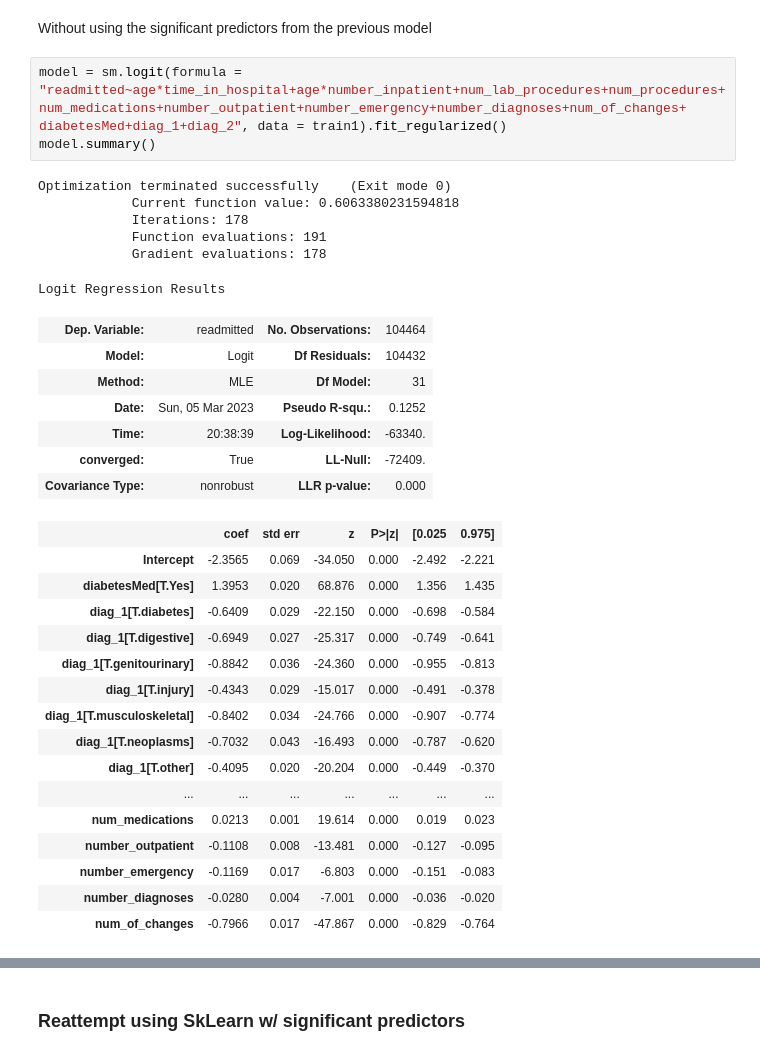
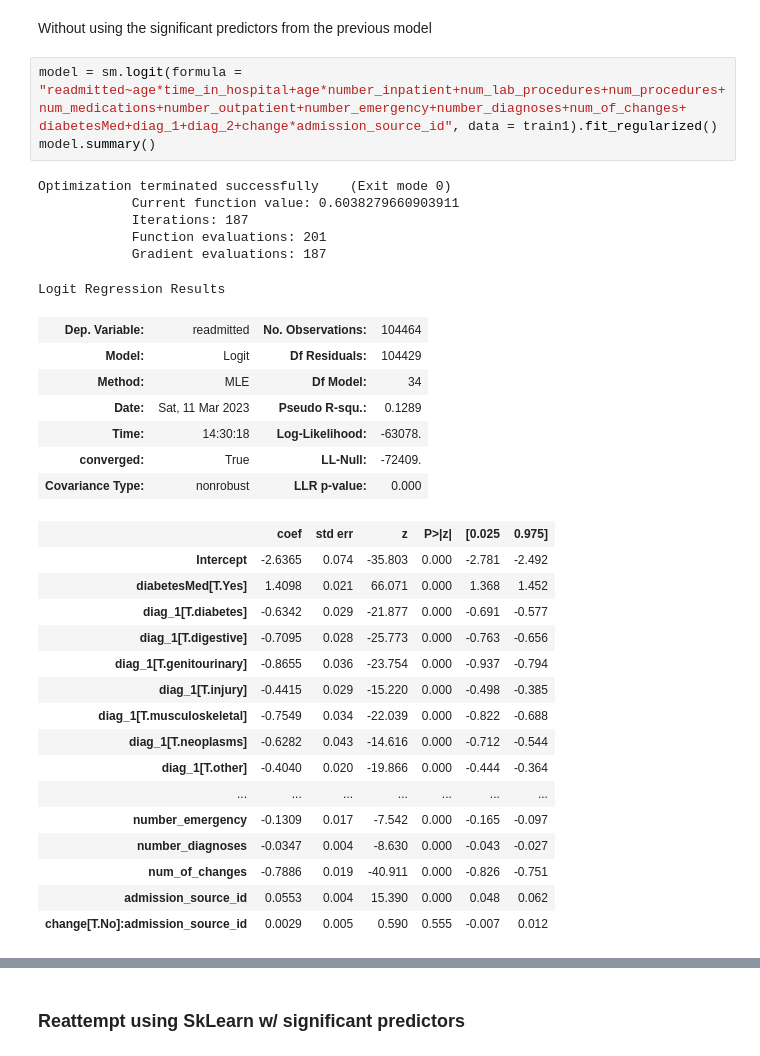
Before and after one commit to AnastasiaKWei/Saturn, a Jupyter notebook: ModelOptimization.ipynb, the cells around one changed output, grey strips where cells are left out. Saved outputs shown, nothing was run; the diff lists cells and outputs as text.

```diff
--- a/ModelOptimization.ipynb
+++ b/ModelOptimization.ipynb
@@ -197,38 +217,38 @@ ROC-AUC = 54.3%
 # %% [markdown]
 Without using the significant predictors from the previous model
 # %%
-model = sm.logit(formula = "readmitted~age*time_in_hospital+age*number_inpatient+num_lab_procedures+num_procedures+num_medications+number_outpatient+number_emergency+number_diagnoses+num_of_changes+ diabetesMed+diag_1+diag_2", data = train1).fit_regularized()
+model = sm.logit(formula = "readmitted~age*time_in_hospital+age*number_inpatient+num_lab_procedures+num_procedures+num_medications+number_outpatient+number_emergency+number_diagnoses+num_of_changes+ diabetesMed+diag_1+diag_2+change*admission_source_id", data = train1).fit_regularized()
 model.summary()
 # %% [output]
 Optimization terminated successfully    (Exit mode 0)
-            Current function value: 0.6063380231594818
-            Iterations: 178
-            Function evaluations: 191
-            Gradient evaluations: 178
+            Current function value: 0.6038279660903911
+            Iterations: 187
+            Function evaluations: 201
+            Gradient evaluations: 187
 Logit Regression Results
 | Dep. Variable: | readmitted | No. Observations: | 104464 |
-| Model: | Logit | Df Residuals: | 104432 |
-| Method: | MLE | Df Model: | 31 |
-| Date: | Sun, 05 Mar 2023 | Pseudo R-squ.: | 0.1252 |
-| Time: | 20:38:39 | Log-Likelihood: | -63340. |
+| Model: | Logit | Df Residuals: | 104429 |
+| Method: | MLE | Df Model: | 34 |
+| Date: | Sat, 11 Mar 2023 | Pseudo R-squ.: | 0.1289 |
+| Time: | 14:30:18 | Log-Likelihood: | -63078. |
 | converged: | True | LL-Null: | -72409. |
 | Covariance Type: | nonrobust | LLR p-value: | 0.000 |
 |  | coef | std err | z | P>|z| | [0.025 | 0.975] |
-| Intercept | -2.3565 | 0.069 | -34.050 | 0.000 | -2.492 | -2.221 |
-| diabetesMed[T.Yes] | 1.3953 | 0.020 | 68.876 | 0.000 | 1.356 | 1.435 |
-| diag_1[T.diabetes] | -0.6409 | 0.029 | -22.150 | 0.000 | -0.698 | -0.584 |
-| diag_1[T.digestive] | -0.6949 | 0.027 | -25.317 | 0.000 | -0.749 | -0.641 |
-| diag_1[T.genitourinary] | -0.8842 | 0.036 | -24.360 | 0.000 | -0.955 | -0.813 |
-| diag_1[T.injury] | -0.4343 | 0.029 | -15.017 | 0.000 | -0.491 | -0.378 |
-| diag_1[T.musculoskeletal] | -0.8402 | 0.034 | -24.766 | 0.000 | -0.907 | -0.774 |
-| diag_1[T.neoplasms] | -0.7032 | 0.043 | -16.493 | 0.000 | -0.787 | -0.620 |
-| diag_1[T.other] | -0.4095 | 0.020 | -20.204 | 0.000 | -0.449 | -0.370 |
+| Intercept | -2.6365 | 0.074 | -35.803 | 0.000 | -2.781 | -2.492 |
+| diabetesMed[T.Yes] | 1.4098 | 0.021 | 66.071 | 0.000 | 1.368 | 1.452 |
+| diag_1[T.diabetes] | -0.6342 | 0.029 | -21.877 | 0.000 | -0.691 | -0.577 |
+| diag_1[T.digestive] | -0.7095 | 0.028 | -25.773 | 0.000 | -0.763 | -0.656 |
+| diag_1[T.genitourinary] | -0.8655 | 0.036 | -23.754 | 0.000 | -0.937 | -0.794 |
+| diag_1[T.injury] | -0.4415 | 0.029 | -15.220 | 0.000 | -0.498 | -0.385 |
+| diag_1[T.musculoskeletal] | -0.7549 | 0.034 | -22.039 | 0.000 | -0.822 | -0.688 |
+| diag_1[T.neoplasms] | -0.6282 | 0.043 | -14.616 | 0.000 | -0.712 | -0.544 |
+| diag_1[T.other] | -0.4040 | 0.020 | -19.866 | 0.000 | -0.444 | -0.364 |
 | ... | ... | ... | ... | ... | ... | ... |
-| num_medications | 0.0213 | 0.001 | 19.614 | 0.000 | 0.019 | 0.023 |
-| number_outpatient | -0.1108 | 0.008 | -13.481 | 0.000 | -0.127 | -0.095 |
-| number_emergency | -0.1169 | 0.017 | -6.803 | 0.000 | -0.151 | -0.083 |
-| number_diagnoses | -0.0280 | 0.004 | -7.001 | 0.000 | -0.036 | -0.020 |
-| num_of_changes | -0.7966 | 0.017 | -47.867 | 0.000 | -0.829 | -0.764 |
+| number_emergency | -0.1309 | 0.017 | -7.542 | 0.000 | -0.165 | -0.097 |
+| number_diagnoses | -0.0347 | 0.004 | -8.630 | 0.000 | -0.043 | -0.027 |
+| num_of_changes | -0.7886 | 0.019 | -40.911 | 0.000 | -0.826 | -0.751 |
+| admission_source_id | 0.0553 | 0.004 | 15.390 | 0.000 | 0.048 | 0.062 |
+| change[T.No]:admission_source_id | 0.0029 | 0.005 | 0.590 | 0.555 | -0.007 | 0.012 |
 # %%
 confusion_matrix_data(train1, train1.readmitted, model, cutoff=0.5)
 # %% [output]
```
Also changed, not shown: parts of 9 cells of this notebook.
